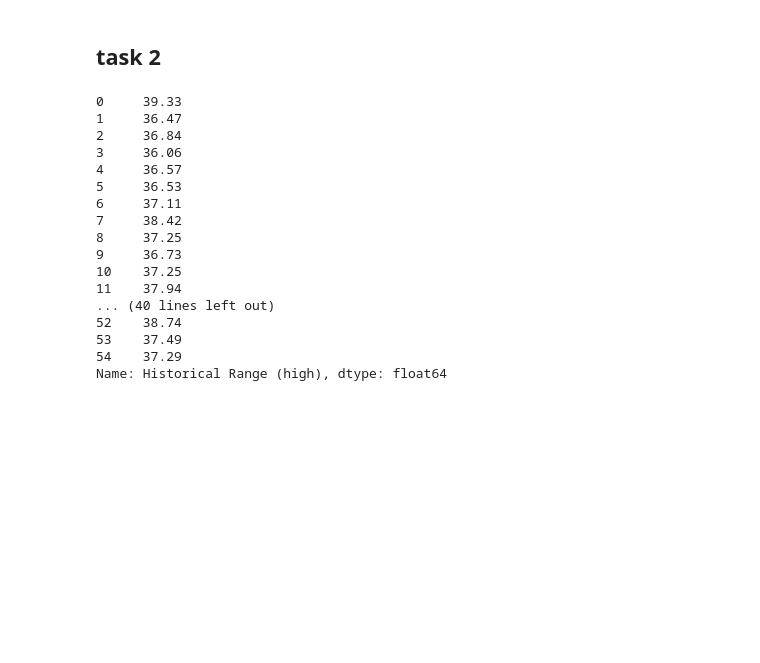
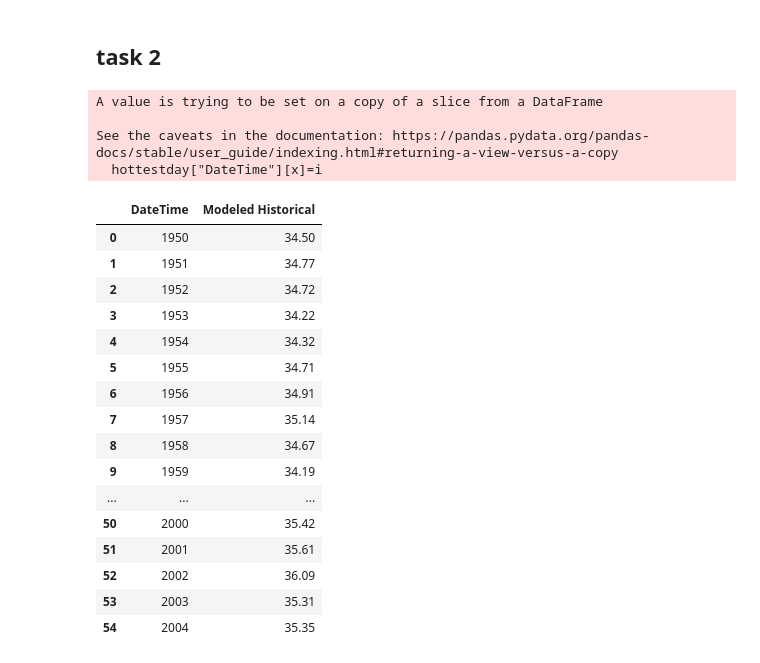
Before and after one commit to data301-2021-winter1/project-group70-project, a Jupyter notebook: notebooks/analysis3.ipynb, the cells around one changed output. Drawn from its saved outputs; the diff is of its cells as text; code cells hidden in the pictures; blank space fills up the shorter version.

```diff
--- a/notebooks/analysis3.ipynb
+++ b/notebooks/analysis3.ipynb
@@ -90,37 +92,47 @@ hottestday.plot(kind='line', x='DateTime', y='RCP 2.6 Median')
 # %%
 import pandas as pd
 hottestday = pd.read_csv ('../data/raw/Hottest_Day.csv')
+i=1950
+for x in range(151):
+    hottestday["DateTime"][x]=i
+    i=i+1
+
 hotday_proj = hottestday[56:151]
 hotday_hist = hottestday[0:55]
 
 hotday_proj_clean=hotday_proj.dropna(axis='columns',how='all')
 hotday_proj_clean.pop('RCP 2.6 Range (low)')
 hotday_proj_clean.pop('RCP 2.6 Range (high)')
 hotday_proj_clean.pop('RCP 4.5 Range (low)')
 hotday_proj_clean.pop('RCP 4.5 Range (high)')
 hotday_proj_clean.pop('RCP 8.5 Range (low)')
 hotday_proj_clean.pop('RCP 8.5 Range (high)')
 hotday_hist_clean=hotday_hist.dropna(axis='columns',how='all')
 hotday_hist_clean.pop('Historical Range (low)')
 hotday_hist_clean.pop('Historical Range (high)')
+hotday_hist_clean
 # %% [output]
-0     39.33
-1     36.47
-2     36.84
-3     36.06
-4     36.57
-5     36.53
-6     37.11
-7     38.42
-8     37.25
-9     36.73
-10    37.25
-11    37.94
-... (40 lines left out)
-52    38.74
-53    37.49
-54    37.29
-Name: Historical Range (high), dtype: float64
+A value is trying to be set on a copy of a slice from a DataFrame
+
+See the caveats in the documentation: https://pandas.pydata.org/pandas-docs/stable/user_guide/indexing.html#returning-a-view-versus-a-copy
+  hottestday["DateTime"][x]=i
+|  | DateTime | Modeled Historical |
+| 0 | 1950 | 34.50 |
+| 1 | 1951 | 34.77 |
+| 2 | 1952 | 34.72 |
+| 3 | 1953 | 34.22 |
+| 4 | 1954 | 34.32 |
+| 5 | 1955 | 34.71 |
+| 6 | 1956 | 34.91 |
+| 7 | 1957 | 35.14 |
+| 8 | 1958 | 34.67 |
+| 9 | 1959 | 34.19 |
+| ... | ... | ... |
+| 50 | 2000 | 35.42 |
+| 51 | 2001 | 35.61 |
+| 52 | 2002 | 36.09 |
+| 53 | 2003 | 35.31 |
+| 54 | 2004 | 35.35 |
 # %%
 hotday_proj_clean
 # %% [output]
```
Also changed, not shown: parts of 20 cells of this notebook.
